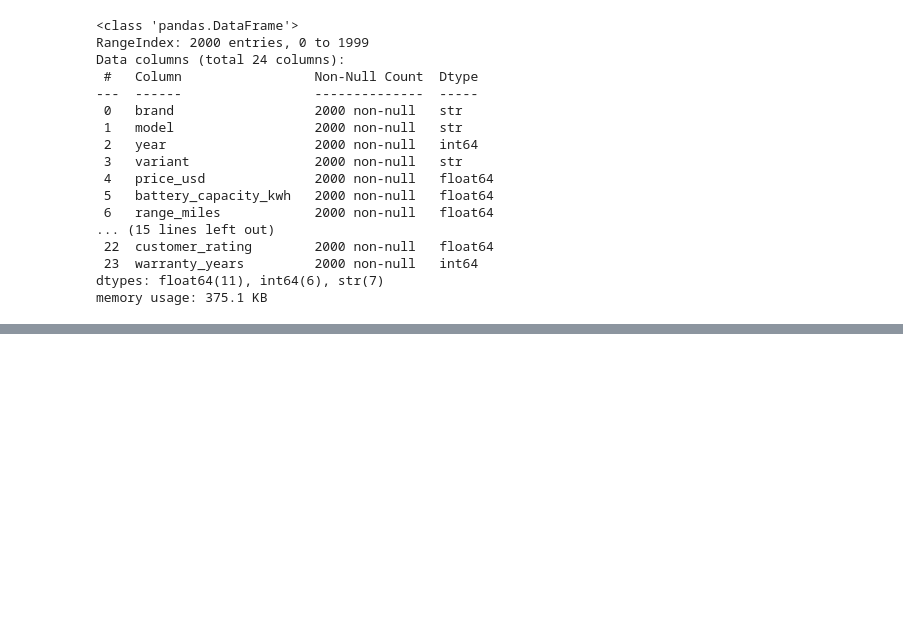
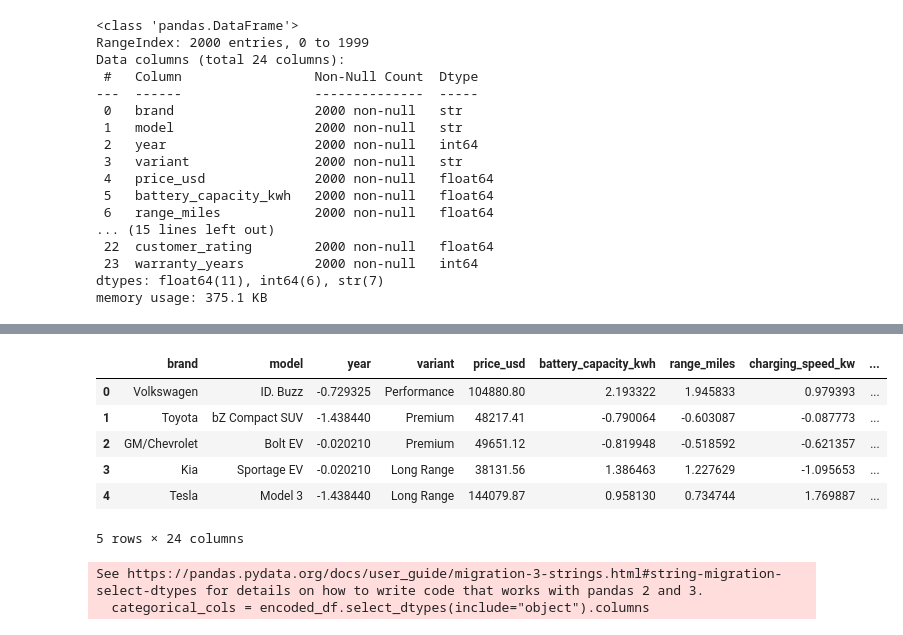
Before and after one commit to otabekrazzoqov/ev-price-prediction, a Jupyter notebook: notebooks/02_preprocessing.ipynb, the cells around one changed output, grey strips where cells are left out. Drawn from its saved outputs; the diff is of its cells as text; code cells hidden in the pictures; blank space fills up the shorter version.

```diff
--- a/notebooks/02_preprocessing.ipynb
+++ b/notebooks/02_preprocessing.ipynb
@@ -26,0 +78,28 @@ memory usage: 375.1 KB
+# %%
+encoder = Preprocessing(preprocessed_df)
+
+encoded_df = encoder.encoding(target_col="price_usd").get_df()
+# %%
+encoded_df.head()
+# %% [output]
+|  | brand | model | year | variant | price_usd | battery_capacity_kwh | range_miles | charging_speed_kw | ... |
+| 0 | Volkswagen | ID. Buzz | -0.729325 | Performance | 104880.80 | 2.193322 | 1.945833 | 0.979393 | ... |
+| 1 | Toyota | bZ Compact SUV | -1.438440 | Premium | 48217.41 | -0.790064 | -0.603087 | -0.087773 | ... |
+| 2 | GM/Chevrolet | Bolt EV | -0.020210 | Premium | 49651.12 | -0.819948 | -0.518592 | -0.621357 | ... |
+| 3 | Kia | Sportage EV | -0.020210 | Long Range | 38131.56 | 1.386463 | 1.227629 | -1.095653 | ... |
+| 4 | Tesla | Model 3 | -1.438440 | Long Range | 144079.87 | 0.958130 | 0.734744 | 1.769887 | ... |
+5 rows × 24 columns
+# %%
+# manual encoding
+
+from sklearn.preprocessing import LabelEncoder
+
+label_encoders = {}
+categorical_cols = encoded_df.select_dtypes(include="object").columns
+for col in categorical_cols:
+    le = LabelEncoder()
+    encoded_df[col] = le.fit_transform(df[col])
+    label_encoders[col] = le
+# %% [output]
+See https://pandas.pydata.org/docs/user_guide/migration-3-strings.html#string-migration-select-dtypes for details on how to write code that works with pandas 2 and 3.
+  categorical_cols = encoded_df.select_dtypes(include="object").columns
```
Also changed, not shown: parts of 7 cells of this notebook.
